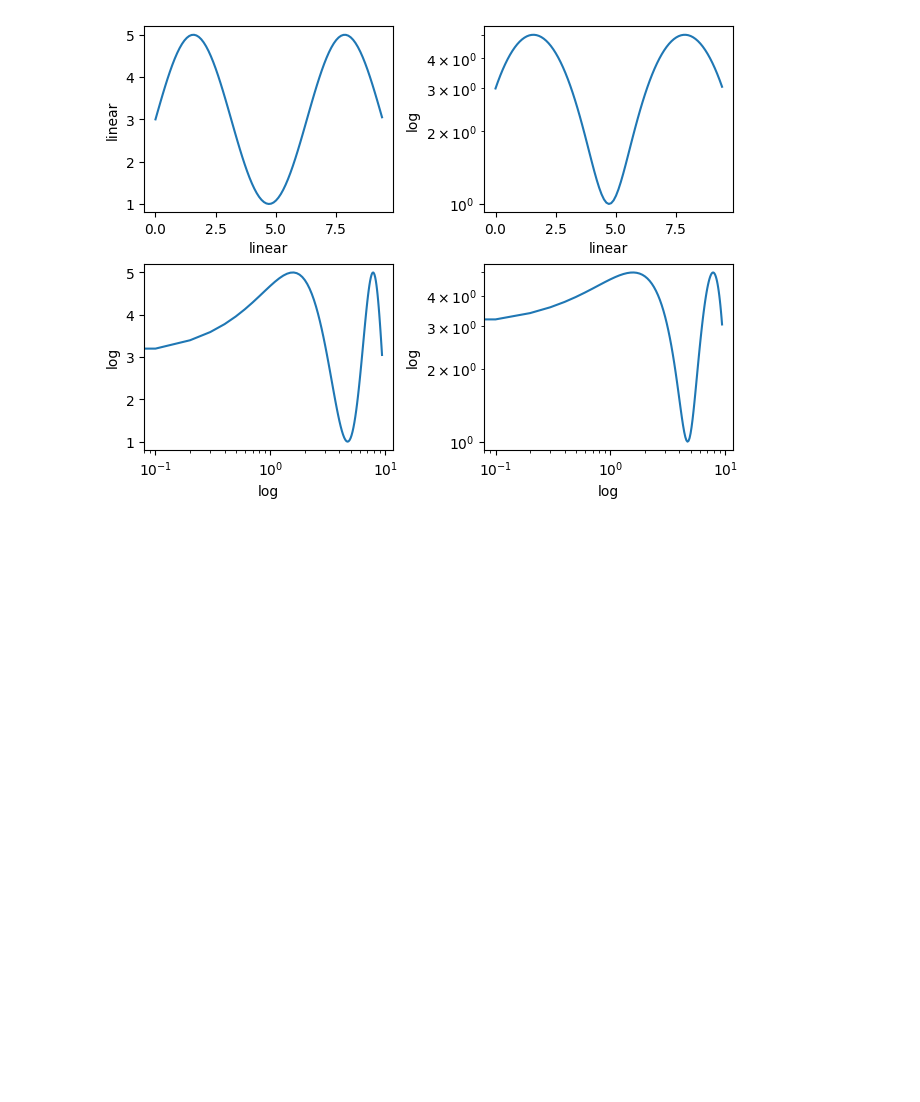
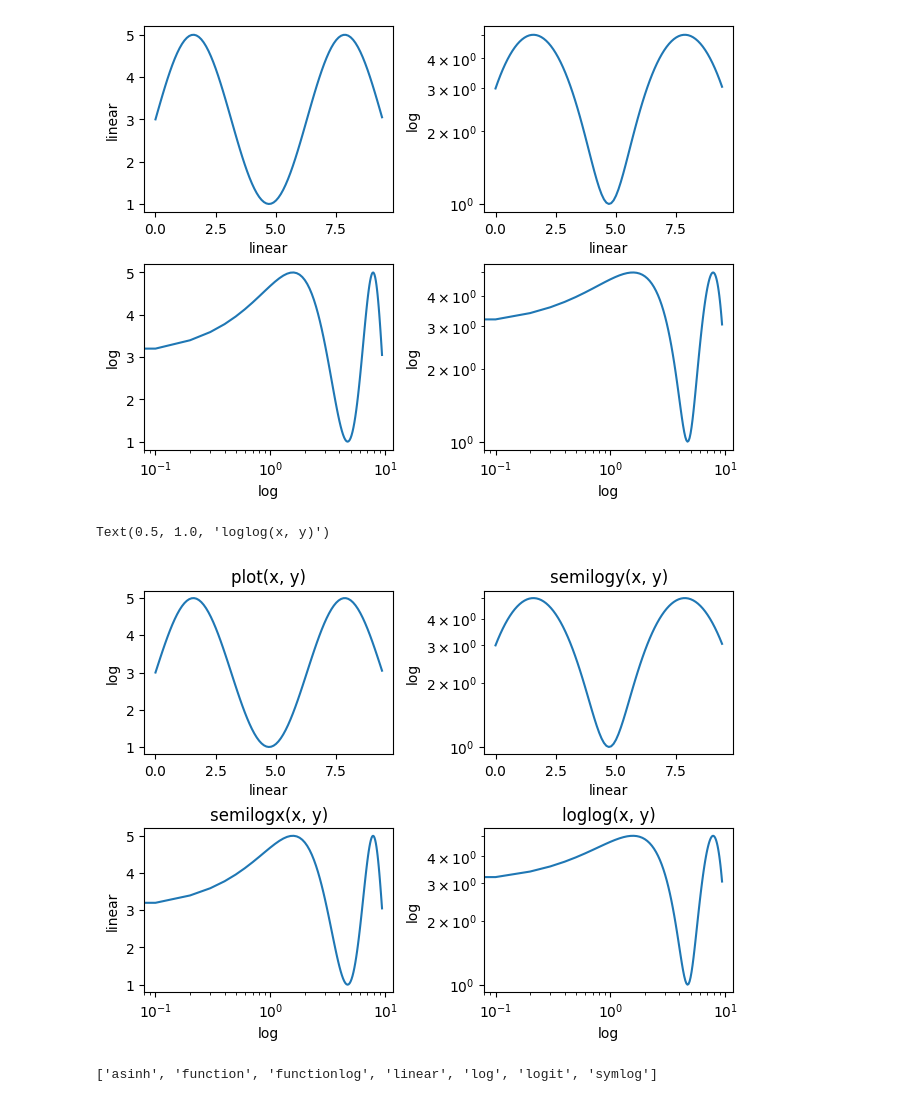
Before and after one commit to Manan2k4/ML-Learnings, a Jupyter notebook: matplotlib/Quick start guide/Axis Scales.ipynb, the cells around one changed output. Cells and saved outputs as stored; diff of their text form; code cells hidden in the pictures; blank space fills up the shorter version.

```diff
--- a/matplotlib/Quick start guide/Axis Scales.ipynb
+++ b/matplotlib/Quick start guide/Axis Scales.ipynb
@@ -40,11 +40,39 @@ Text(0, 0.5, 'log')
 # %%
 # loglog and semilogx/y
 
 fig, axs = plt.subplot_mosaic([['linear', 'linear-log'],
                                ['log-linear', 'log-log']], layout = 'constrained')
 
 x = np.arange(0, 3*np.pi, 0.1)
 y = 2 * np.sin(x) + 3
 
 ax = axs['linear']
 ax.plot(x, y)
+ax.set_xlabel('linear')
+ax.set_ylabel('log')
+ax.set_title('plot(x, y)')
+
+ax = axs['linear-log']
+ax.semilogy(x, y)
+ax.set_xlabel('linear')
+ax.set_ylabel('log')
+ax.set_title('semilogy(x, y)')
+
+ax = axs['log-linear']
+ax.semilogx(x, y)
+ax.set_xlabel('log')
+ax.set_ylabel('linear')
+ax.set_title('semilogx(x, y)')
+
+ax = axs['log-log']
+ax.loglog(x, y)
+ax.set_xlabel('log')
+ax.set_ylabel('log')
+ax.set_title('loglog(x, y)')
+# %% [output]
+Text(0.5, 1.0, 'loglog(x, y)')
+[figure, added]
+# %%
+print(mscale.get_scale_names())
+# %% [output]
+['asinh', 'function', 'functionlog', 'linear', 'log', 'logit', 'symlog']
```
Also changed, not shown: parts of 3 cells of this notebook.
